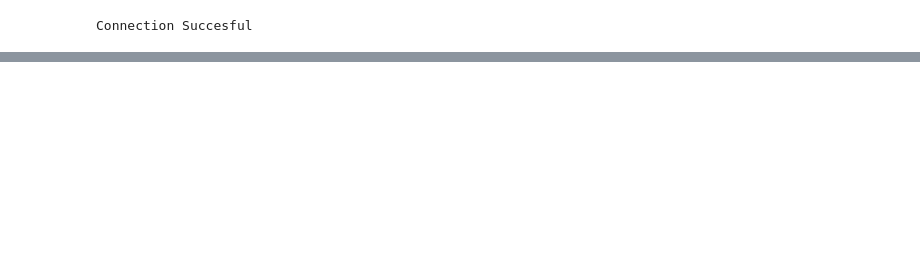
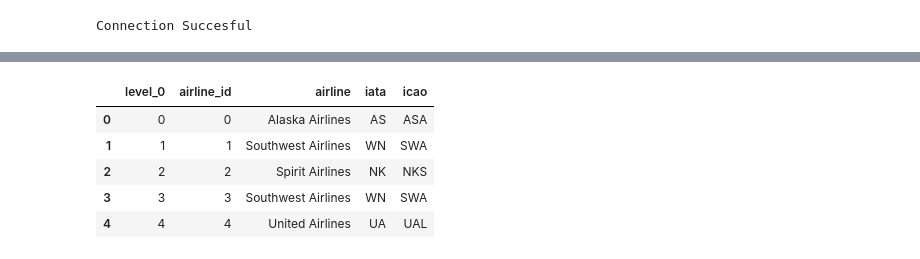
Before and after one commit to jared3194/project-2, a Jupyter notebook: src/LAX-Dataset.ipynb, the cells around one changed output, grey strips where cells are left out. Cells and saved outputs as stored; diff of their text form; code cells hidden in the pictures; blank space fills up the shorter version.

```diff
--- a/src/LAX-Dataset.ipynb
+++ b/src/LAX-Dataset.ipynb
@@ -54,3 +99,12 @@ airlines_df
+# %%
+airlines_df.head()
+# %% [output]
+|  | level_0 | airline_id | airline | iata | icao |
+| 0 | 0 | 0 | Alaska Airlines | AS | ASA |
+| 1 | 1 | 1 | Southwest Airlines | WN | SWA |
+| 2 | 2 | 2 | Spirit Airlines | NK | NKS |
+| 3 | 3 | 3 | Southwest Airlines | WN | SWA |
+| 4 | 4 | 4 | United Airlines | UA | UAL |
 # %%
 # airline insert df to table
 insertvalues(conn, "airlines", airlines_df)
```
Also changed, not shown: parts of 17 cells of this notebook.
